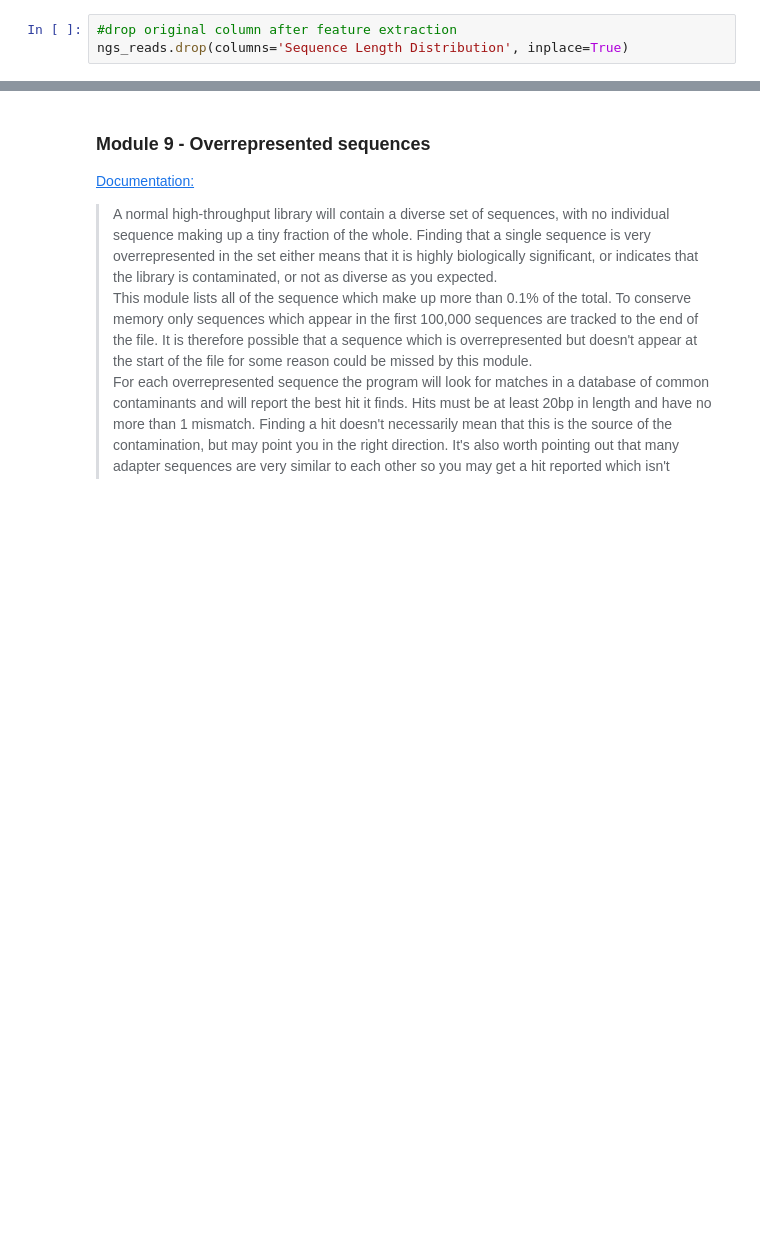
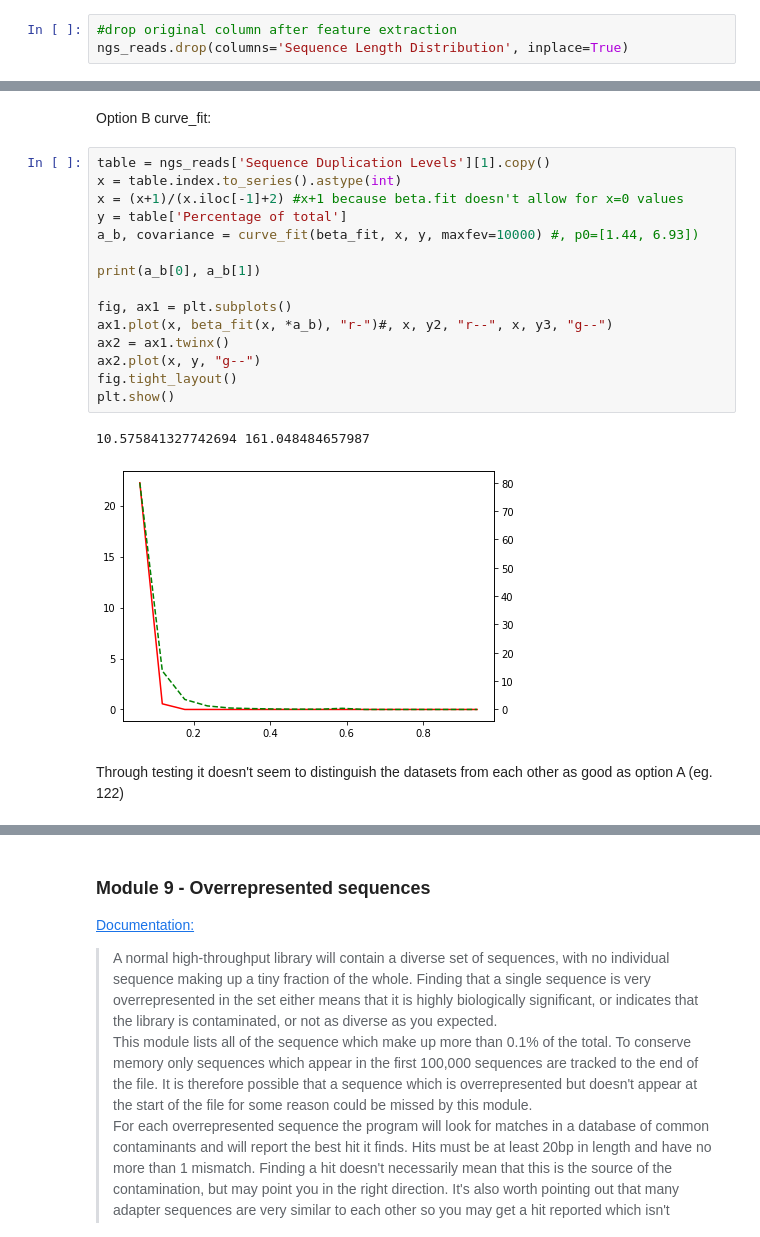
Before and after one commit to AlexHTW/ngs_quality_control, a Jupyter notebook: 06_feature_engineering_modules.ipynb, the cells around one changed output, grey strips where cells are left out. Drawn from its saved outputs; the diff is of its cells as text; blank space fills up the shorter version.

```diff
--- a/06_feature_engineering_modules.ipynb
+++ b/06_feature_engineering_modules.ipynb
@@ -484,0 +546,22 @@ The module also calculates an expected overall loss of sequence were the library
+# %% [markdown]
+Option B curve_fit:
+# %%
+table = ngs_reads['Sequence Duplication Levels'][1].copy()
+x = table.index.to_series().astype(int)
+x = (x+1)/(x.iloc[-1]+2) #x+1 because beta.fit doesn't allow for x=0 values
+y = table['Percentage of total']
+a_b, covariance = curve_fit(beta_fit, x, y, maxfev=10000) #, p0=[1.44, 6.93])
+
+print(a_b[0], a_b[1])
+
+fig, ax1 = plt.subplots()
+ax1.plot(x, beta_fit(x, *a_b), "r-")#, x, y2, "r--", x, y3, "g--")
+ax2 = ax1.twinx()
+ax2.plot(x, y, "g--")
+fig.tight_layout()
+plt.show()
+# %% [output]
+10.575841327742694 161.048484657987
+[figure, added]
+# %% [markdown]
+Through testing it doesn't seem to distinguish the datasets from each other as good as option A (eg. 122)
```
Also changed, not shown: parts of 29 cells of this notebook.
